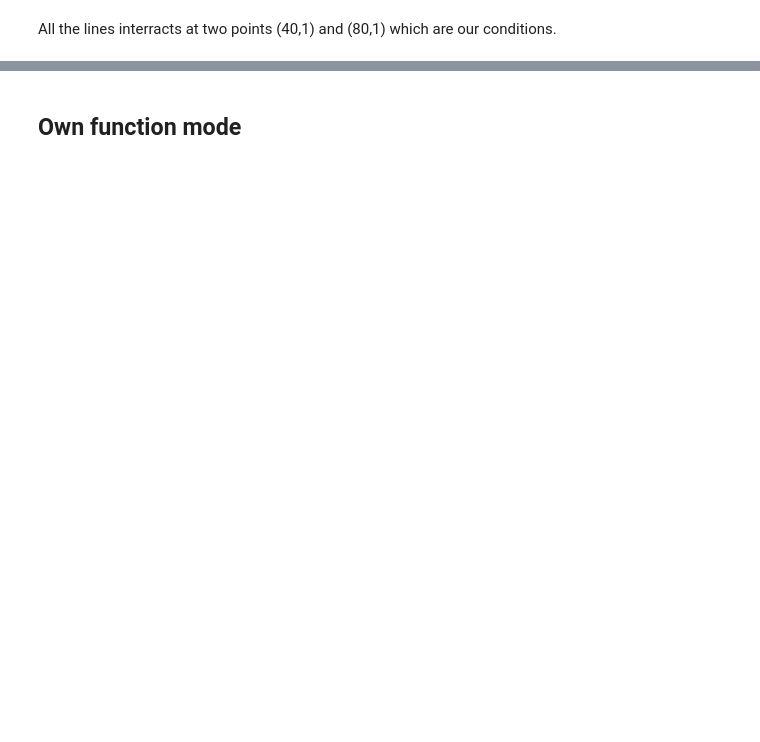
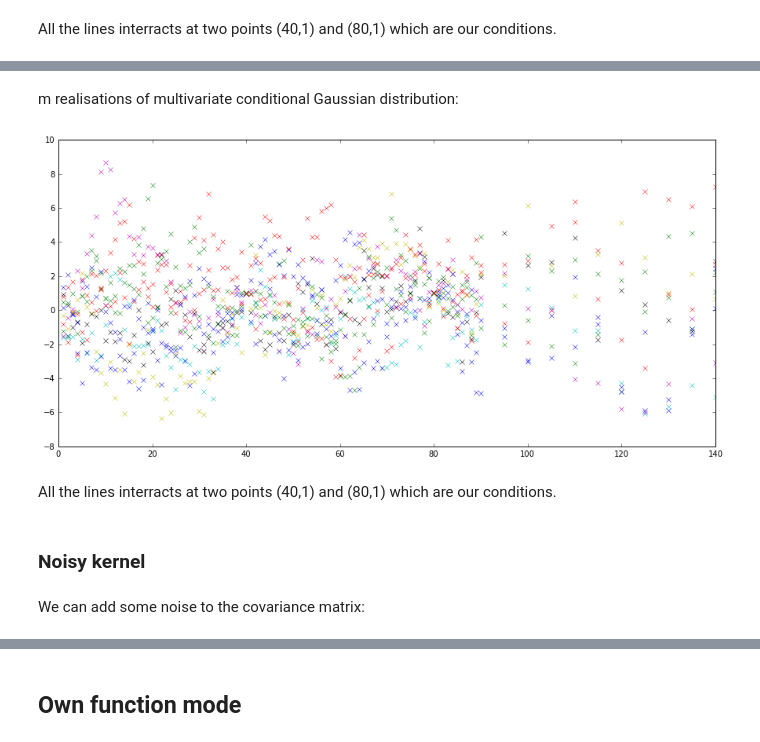
Before and after one commit to koptelovmax/gaussianprocess, a Jupyter notebook: Python/Multivariate_Gaussian.ipynb, the cells around one changed output, grey strips where cells are left out. Drawn from its saved outputs; the diff is of its cells as text; code cells hidden in the pictures; blank space fills up the shorter version.

```diff
--- a/Python/Multivariate_Gaussian.ipynb
+++ b/Python/Multivariate_Gaussian.ipynb
@@ -196,0 +233,31 @@ All the lines interracts at two points (40,1) and (80,1) which are our condition
+# %%
+# conditions:
+f_cond = [1, 1]
+x_cond = [40, 80]
+mju_cond = [0, 0]
+
+mju = np.zeros(d)
+K = getkernmatrix2(x,x)
+
+K_x_c = getkernmatrix2(x,x_cond)
+invK_c_c = inv(getkernmatrix2(x_cond,x_cond))
+
+MU = mju + np.matmul(np.matmul(K_x_c,invK_c_c),np.array(f_cond) - np.array(mju_cond))
+SIGMA = K - np.matmul(np.matmul(K_x_c,invK_c_c),K_x_c.transpose())
+# %% [markdown]
+m realisations of multivariate conditional Gaussian distribution:
+# %%
+m = 10 # number of realisations
+RC = np.random.multivariate_normal(MU,SIGMA,m)
+
+mp.figure(figsize=(15,7))
+mp.plot((np.ones((m,d)) * x).transpose(), RC.transpose(), 'x')
+mp.show()
+# %% [output]
+[figure, added]
+# %% [markdown]
+All the lines interracts at two points (40,1) and (80,1) which are our conditions.
+# %% [markdown]
+### Noisy kernel
+# %% [markdown]
+We can add some noise to the covariance matrix:
```
Also changed, not shown: parts of 34 cells of this notebook, 1 other file.
